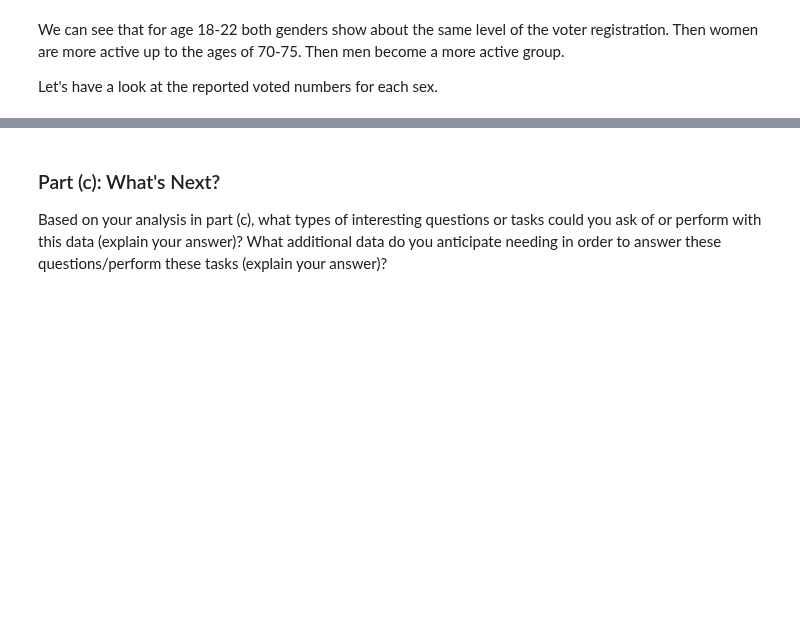
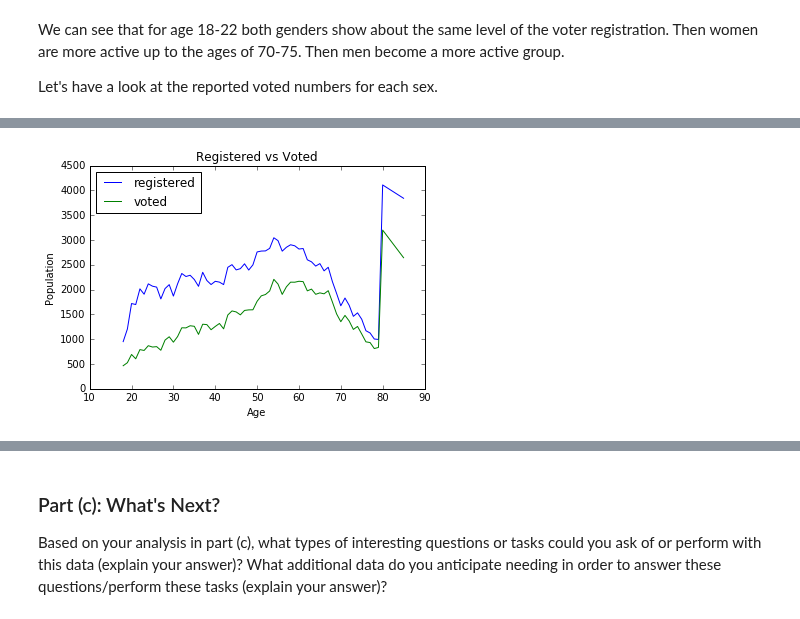
Before and after one commit to colbyZ/test1, a Jupyter notebook: src/main/python/hw1/Zambalayev_Timur_CSCI_E_109a_HW1.ipynb, the cells around one changed output, grey strips where cells are left out. Cells and saved outputs as stored; diff of their text form; code cells hidden in the pictures; blank space fills up the shorter version.

```diff
--- a/src/main/python/hw1/Zambalayev_Timur_CSCI_E_109a_HW1.ipynb
+++ b/src/main/python/hw1/Zambalayev_Timur_CSCI_E_109a_HW1.ipynb
@@ -927,0 +930,7 @@ Here we have similar number of both genders with women being a little bit more a
+# %%
+show_number_plot(
+    'Registered vs Voted',
+    (age_df.loc['Both sexes'][['US Citizen - Reported registered - Number']], 'registered'),
+    (age_df.loc['Both sexes'][['US Citizen - Reported voted - Number']], 'voted'))
+# %% [output]
+[figure, added]
```
Also changed, not shown: parts of 12 cells of this notebook, 1 other file.
